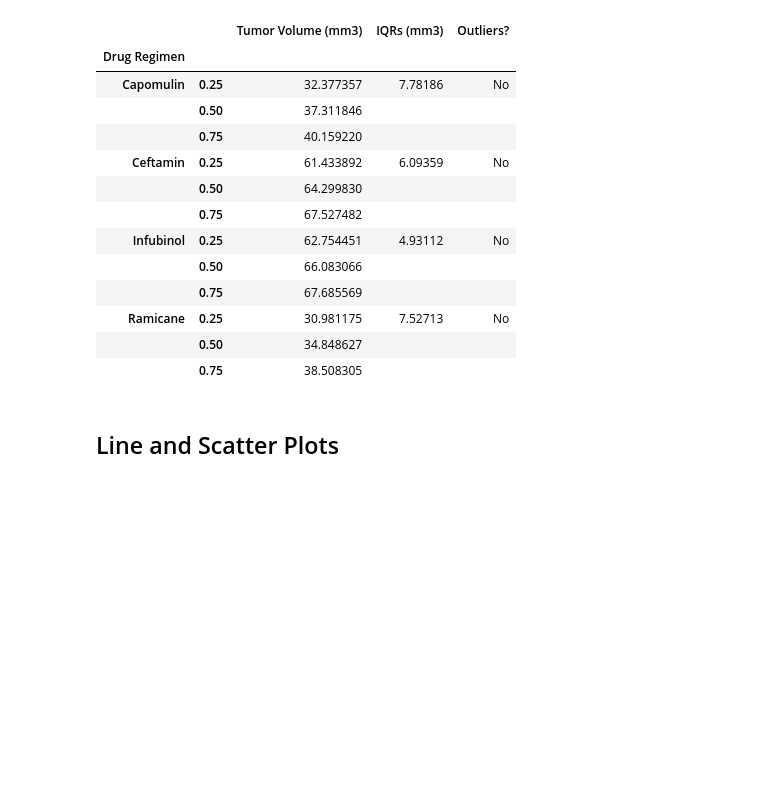
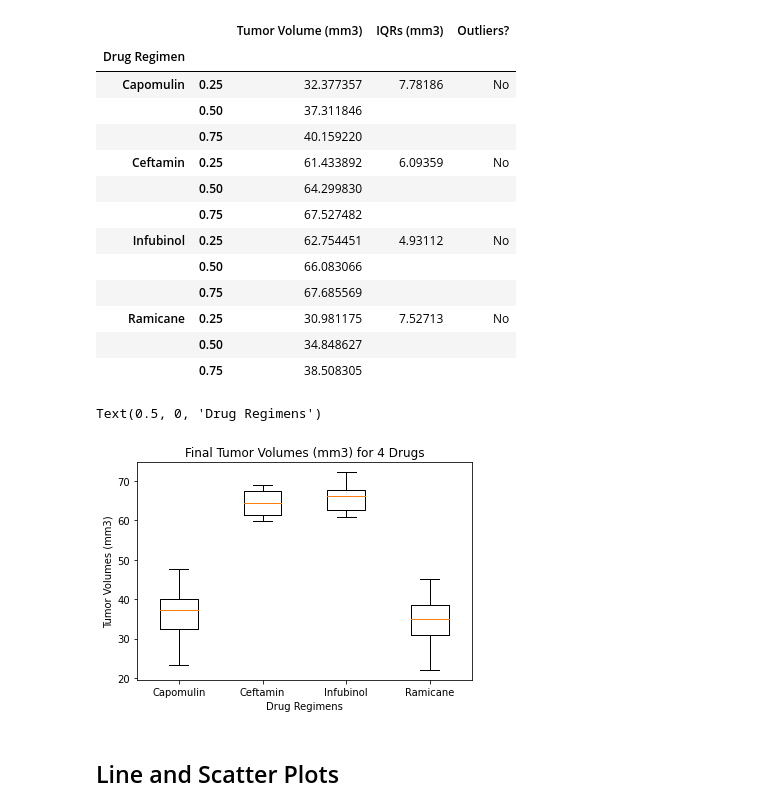
Before and after one commit to Uc71/Chemotherapy-Drug-Trials, a Jupyter notebook: week_05 Matplotlib_Homework_Pymaceuticals_pymaceuticals_starter.ipynb, the cells around one changed output. Saved outputs shown, nothing was run; the diff lists cells and outputs as text; code cells hidden in the pictures; blank space fills up the shorter version.

```diff
--- a/week_05 Matplotlib_Homework_Pymaceuticals_pymaceuticals_starter.ipynb
+++ b/week_05 Matplotlib_Homework_Pymaceuticals_pymaceuticals_starter.ipynb
@@ -262,6 +266,16 @@ quants_df
 |  | 0.75 | 38.508305 |  |  |
 # %%
 # Generate a box plot of the final tumor volume of each mouse across four regimens of interest
+mydict ={"Capomulin":rawcap, 'Ceftamin':rawcef,"Infubinol":rawinf,"Ramicane":rawram}
+fig, ax = plt.subplots()
+ax.boxplot(mydict.values())
+ax.set_xticklabels(mydict.keys())
+plt.title("Final Tumor Volumes (mm3) for 4 Drugs")
+plt.ylabel("Tumor Volumes (mm3)")
+plt.xlabel("Drug Regimens")
+# %% [output]
+Text(0.5, 0, 'Drug Regimens')
+[figure, added]
 # %% [markdown]
 ## Line and Scatter Plots
 # %%
```
Also changed, not shown: parts of 6 cells of this notebook.
